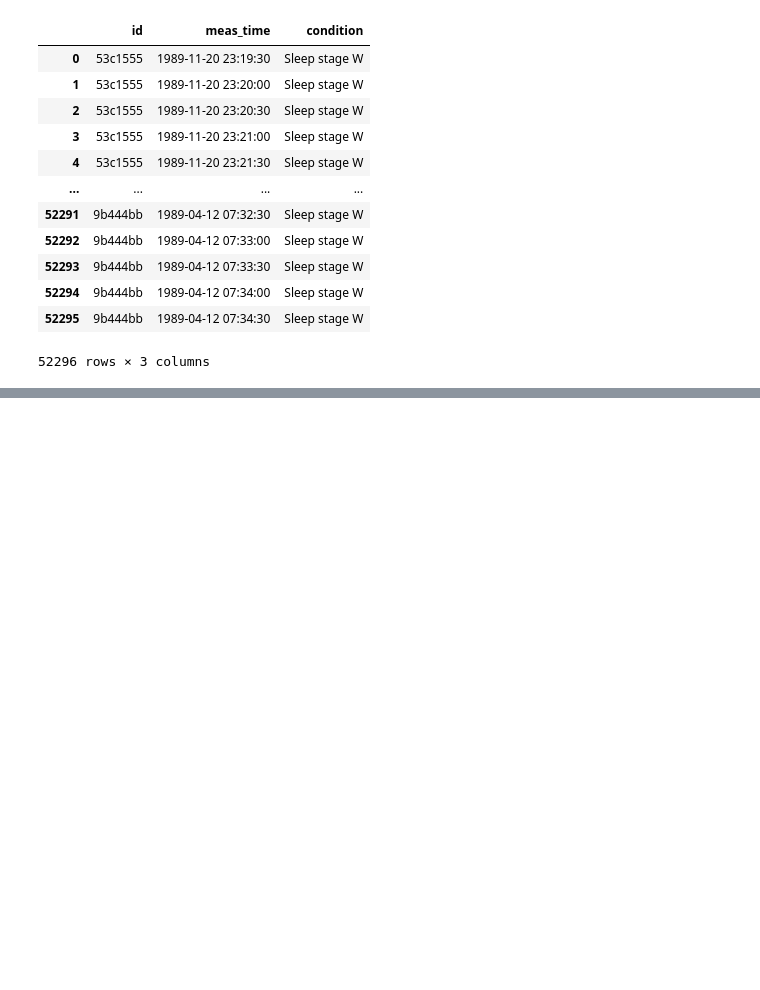
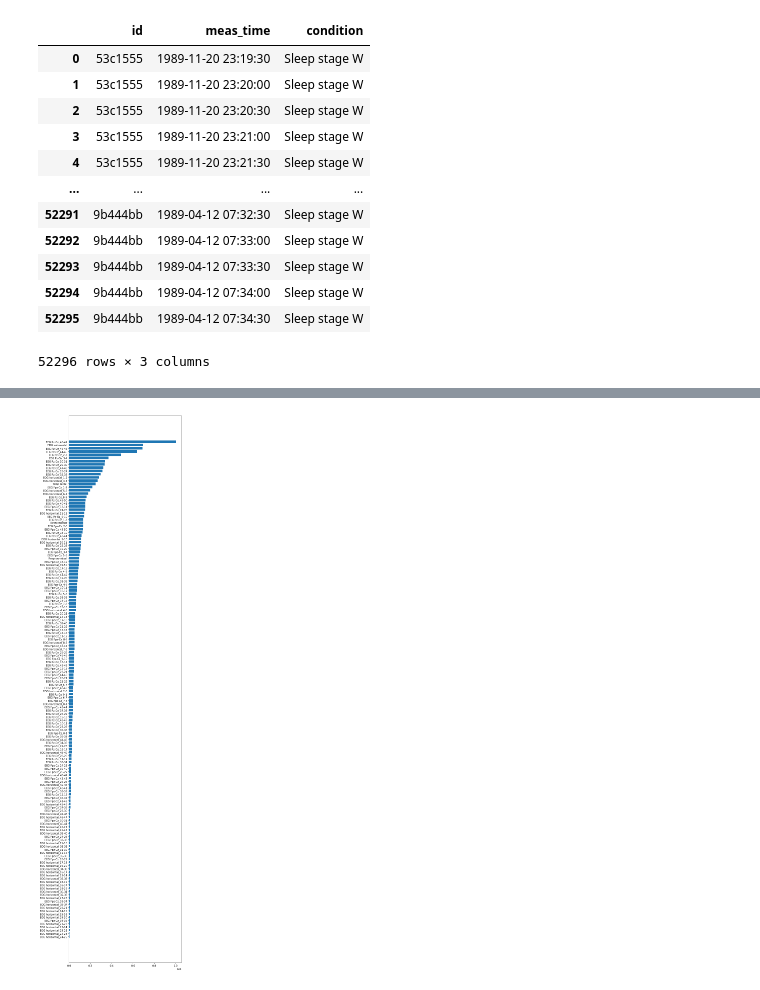
Before and after one commit to Sato-Daichi/Sleep_Stage_Detection, a Jupyter notebook: notebooks/tabular.ipynb, the cells around one changed output, grey strips where cells are left out. Cells and saved outputs as stored; diff of their text form; code cells hidden in the pictures; blank space fills up the shorter version.

```diff
--- a/notebooks/tabular.ipynb
+++ b/notebooks/tabular.ipynb
@@ -261,0 +251,6 @@ Name: condition, dtype: int64
+# %%
+importance = pd.DataFrame(np.mean([models[i].feature_importance(importance_type='gain') for i in range(N_SPLITS)], axis=0))
+importance.index = ["Resp oro-nasal", "EMG submental", "Temp rectal", "Event marker"] + [f"{channel}_{i}-{i+1}" for channel in ["EEG Fpz-Cz", "EEG Pz-Oz", "EOG horizontal"] for i in range(50)]
+importance.columns = ['importance']
+importance = importance.sort_values('importance', ascending=False)
+importance
@@ -261,0 +271,7 @@ Name: condition, dtype: int64
+# %%
+# 特徴量の重要度を可視化
+plt.figure(figsize=(8, 40))
+plt.barh(importance.index[::-1], importance.importance[::-1])
+plt.show()
+# %% [output]
+[figure, added]
```
Also changed, not shown: parts of 13 cells of this notebook, 2 other files.
